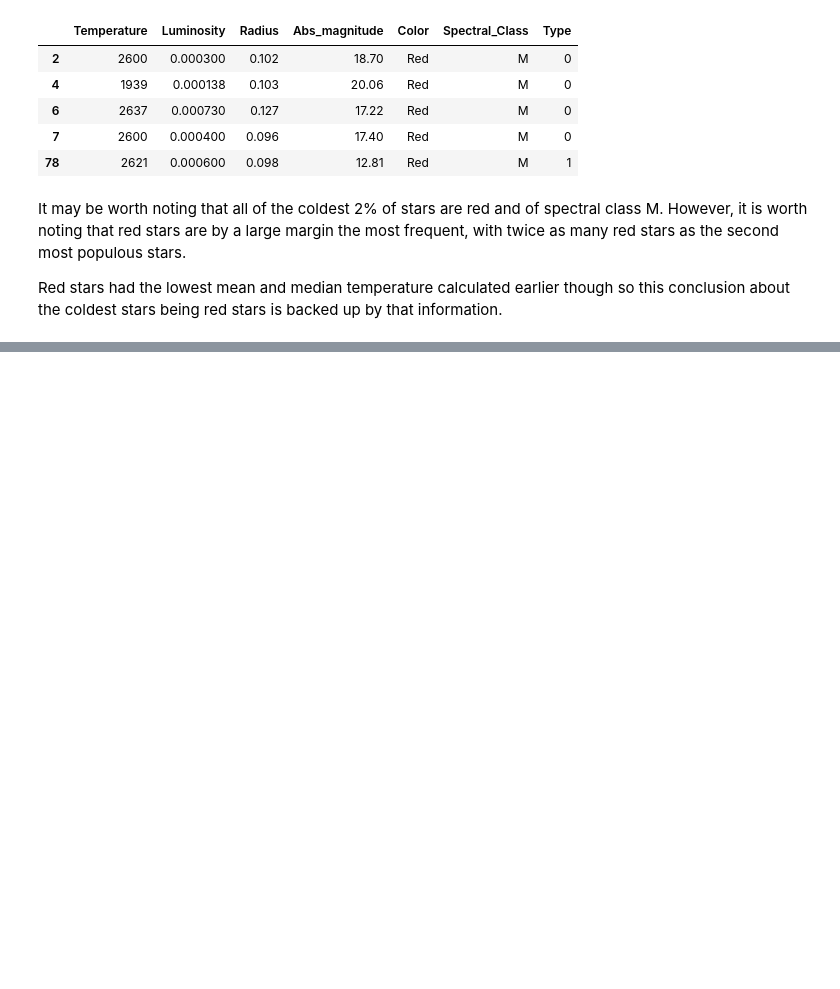
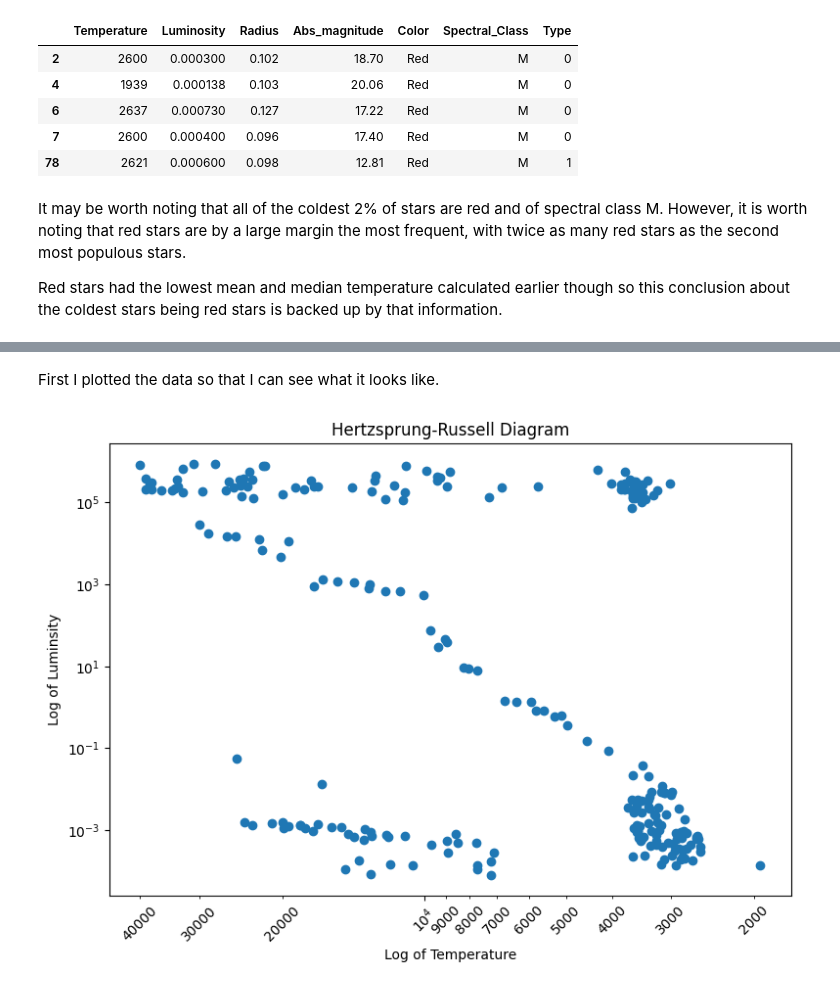
Before and after one commit to jenny4567/intro-to-data-analysis, a Jupyter notebook: stats_bites01/notebooks/02_describe_the_stars.ipynb, the cells around one changed output, grey strips where cells are left out. Saved outputs shown, nothing was run; the diff lists cells and outputs as text; code cells hidden in the pictures; blank space fills up the shorter version.

```diff
--- a/stats_bites01/notebooks/02_describe_the_stars.ipynb
+++ b/stats_bites01/notebooks/02_describe_the_stars.ipynb
@@ -183,0 +249,19 @@ Red stars had the lowest mean and median temperature calculated earlier though s
+# %% [markdown]
+First I plotted the data so that I can see what it looks like.
+# %%
+from matplotlib.ticker import FormatStrFormatter
+
+stars = pd.read_csv("../../data/smaller-datasets/Stars.csv")
+
+fig, ax = plt.subplots(figsize = (9, 6))
+ax.scatter((stars.Temperature), stars.Luminosity)
+plt.title("Hertzsprung-Russell Diagram")
+plt.xlabel("Log of Temperature")
+plt.ylabel("Log of Luminsity")
+ax.set_xscale("log")
+ax.set_yscale("log")
+ax.invert_xaxis()
+ax.xaxis.set_minor_formatter(FormatStrFormatter("%.0f"))
+ax.tick_params(axis="x", which="both", rotation=45)
+# %% [output]
+[figure, added]
```
Also changed, not shown: parts of 15 cells of this notebook.
